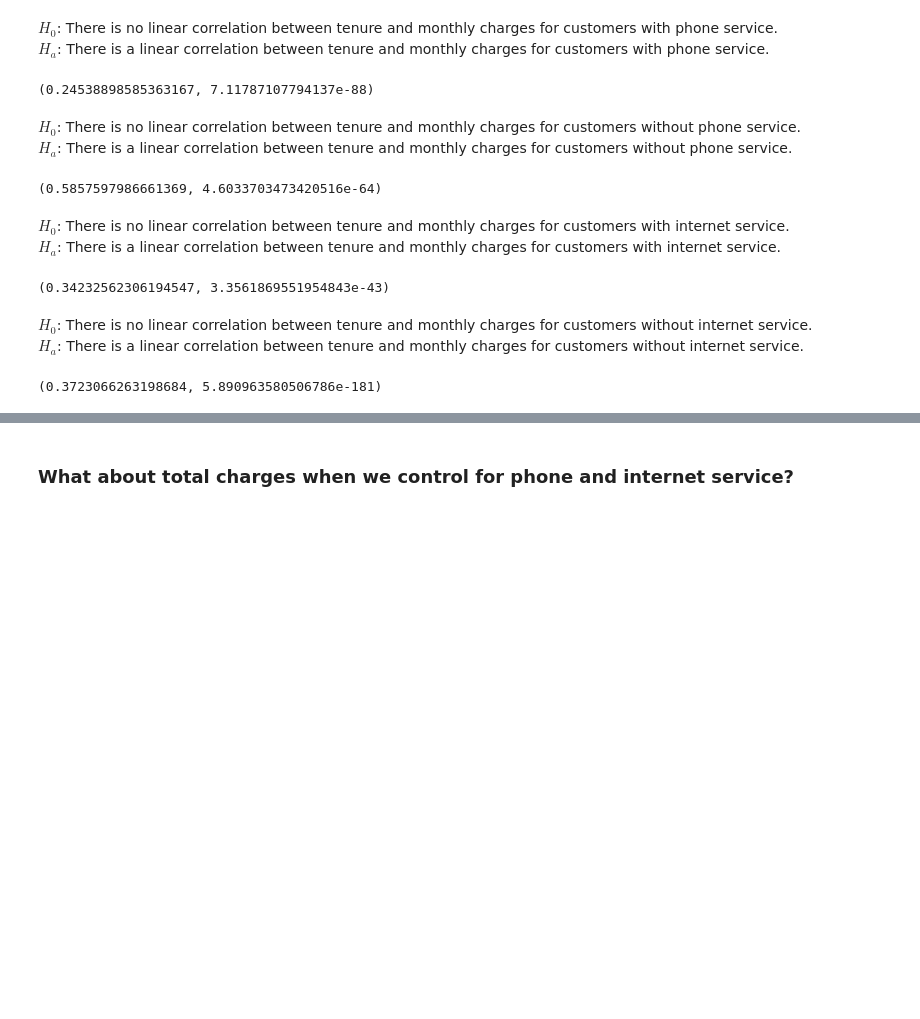
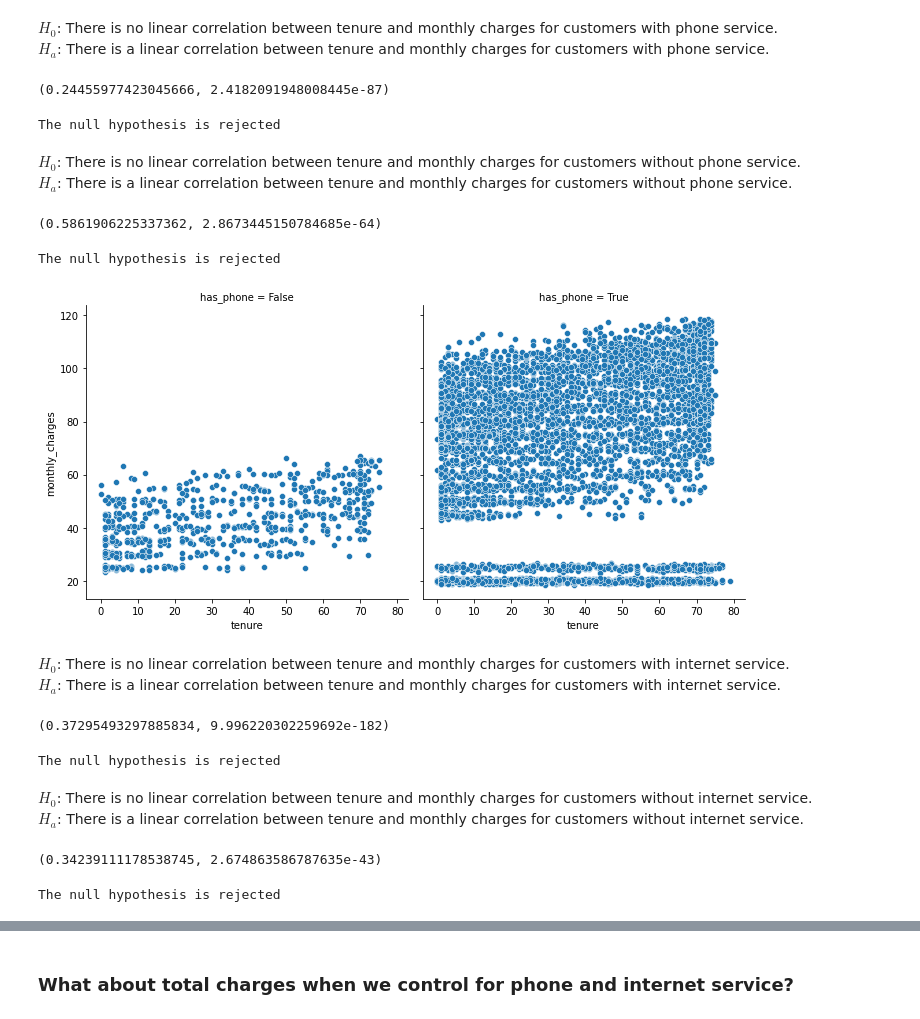
Before and after one commit to alegarcia-dev/statistics-exercises, a Jupyter notebook: hypothesis_testing.ipynb, the cells around one changed output, grey strips where cells are left out. Saved outputs shown, nothing was run; the diff lists cells and outputs as text; code cells hidden in the pictures; blank space fills up the shorter version.

```diff
--- a/hypothesis_testing.ipynb
+++ b/hypothesis_testing.ipynb
@@ -371,5 +389,4 @@ $H_{a}$: There is a linear correlation between tenure and total charges.
 # %%
 # We must first fill in null values in the total_charges column
-customers_with_no_total_charges = customers.total_charges == ' '
-customers.loc[customers_with_no_total_charges, 'total_charges'] = '0'
+customers.total_charges.fillna(0, inplace = True)
 # %%
@@ -385,45 +410,65 @@ $H_{0}$: There is no linear correlation between tenure and monthly charges for c
 $H_{a}$: There is a linear correlation between tenure and monthly charges for customers with phone service.
 # %%
 # For customers with phone service
-customers_with_phone = customers.phone_service == 'Yes'
+customers_with_phone = customers.has_phone == True
 
 r, p = stats.pearsonr(customers[customers_with_phone].tenure, customers[customers_with_phone].monthly_charges)
 r, p
 # %% [output]
-(0.24538898585363167, 7.11787107794137e-88)
+(0.24455977423045666, 2.4182091948008445e-87)
+# %%
+test_correlation(p)
+# %% [output]
+The null hypothesis is rejected
 # %% [markdown]
 $H_{0}$: There is no linear correlation between tenure and monthly charges for customers without phone service.
 <br>
 $H_{a}$: There is a linear correlation between tenure and monthly charges for customers without phone service.
 # %%
 # For customers without phone service
-customers_without_phone = customers.phone_service == 'No'
+customers_without_phone = customers.has_phone == False
 
 r, p = stats.pearsonr(customers[customers_without_phone].tenure, customers[customers_without_phone].monthly_charges)
 r, p
 # %% [output]
-(0.5857597986661369, 4.6033703473420516e-64)
+(0.5861906225337362, 2.8673445150784685e-64)
+# %%
+test_correlation(p)
+# %% [output]
+The null hypothesis is rejected
+# %%
+sns.relplot(data = customers, x = 'tenure', y = 'monthly_charges', col = 'has_phone');
+# %% [output]
+[figure, added]
 # %% [markdown]
 $H_{0}$: There is no linear correlation between tenure and monthly charges for customers with internet service.
 <br>
 $H_{a}$: There is a linear correlation between tenure and monthly charges for customers with internet service.
 # %%
 # For customers with internet service
-customer_with_internet = customers.internet_service_type_id == 3
+customer_with_internet = customers.has_internet == True
 
 r, p = stats.pearsonr(customers[customer_with_internet].tenure, customers[customer_with_internet].monthly_charges)
 r, p
 # %% [output]
-(0.34232562306194547, 3.3561869551954843e-43)
+(0.37295493297885834, 9.996220302259692e-182)
+# %%
+test_correlation(p)
+# %% [output]
+The null hypothesis is rejected
 # %% [markdown]
 $H_{0}$: There is no linear correlation between tenure and monthly charges for customers without internet service.
 <br>
 $H_{a}$: There is a linear correlation between tenure and monthly charges for customers without internet service.
 # %%
 # For customers with internet service
-customer_without_internet = customers.internet_service_type_id != 3
+customer_without_internet = customers.has_internet == False
 
 r, p = stats.pearsonr(customers[customer_without_internet].tenure, customers[customer_without_internet].monthly_charges)
 r, p
 # %% [output]
-(0.3723066263198684, 5.890963580506786e-181)
+(0.34239111178538745, 2.674863586787635e-43)
+# %%
+test_correlation(p)
+# %% [output]
+The null hypothesis is rejected
```
Also changed, not shown: parts of 42 cells of this notebook.
